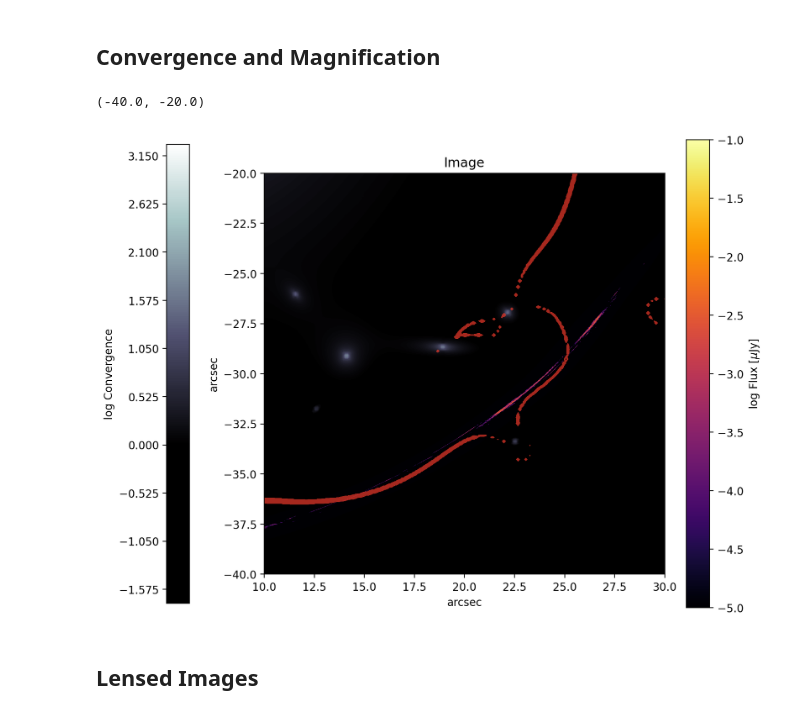
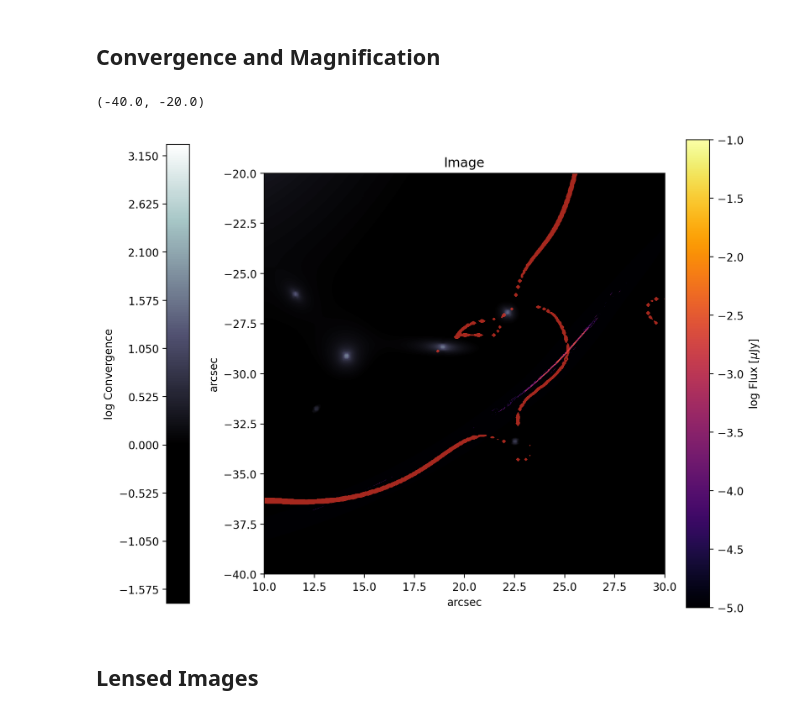
Before and after one commit to syp2001/gravitational-lensing, a Jupyter notebook: Lensing.ipynb, the cells around one changed output. Drawn from its saved outputs; the diff is of its cells as text; code cells hidden in the pictures.

Commit message:
fixed order of blocks

```diff
--- a/Lensing.ipynb
+++ b/Lensing.ipynb
@@ -129,26 +129,30 @@ kappa = al.Array2D.from_fits(file_path=kappa_path,pixel_scales=0.1)
 # %%
 # compute grid values
 N = 1200
 x = np.linspace(-60, 60, N)
 y = np.linspace(-60, 60, N)
 X, Y = np.meshgrid(x, y)
 Y = -Y # pyautolens and numpy use different conventions
+
+# lens image
+lensed_image = ndimage.map_coordinates(galaxy_image.native, traced_grid, order=1, cval=float('nan'))
+lensed_image = np.reshape(lensed_image, (-1, int(reco_image_fov / detector_arcsec_per_pxl)))
 
 fig, ax = plt.subplots(1, 1, figsize=(9, 9), dpi=200)
 
 conv = plt.contourf(X,Y,np.log(kappa.native),levels=200,cmap="bone",vmin=0)
 im = plot_image(lensed_image,image_center,reco_image_fov,ax,"Image",zorder=1)
 magnif_line = plt.contourf(X,Y,magnif.native,levels=[500,100000],zorder=2, \
                            cmap="Reds",alpha=0.7,vmax=80000)
 #plt.scatter(magnif_line_points[:,1],magnif_line_points[:,0],color="red",s=1)
 fig.colorbar(im, label="log Flux [$\mu$Jy]",fraction=0.043, pad=0.04)
 fig.colorbar(conv, label="log Convergence",fraction=0.046, pad=0.15,location="left")
 
 ax.set_xlim([10,30])
 ax.set_ylim([-40,-20])
 # %% [output]
 (-40.0, -20.0)
-[figure, old version]
+[figure, new version]
 # %% [markdown]
 ## Lensed Images
 # %%
```
Also changed, not shown: parts of 2 cells of this notebook, 3 other files.
